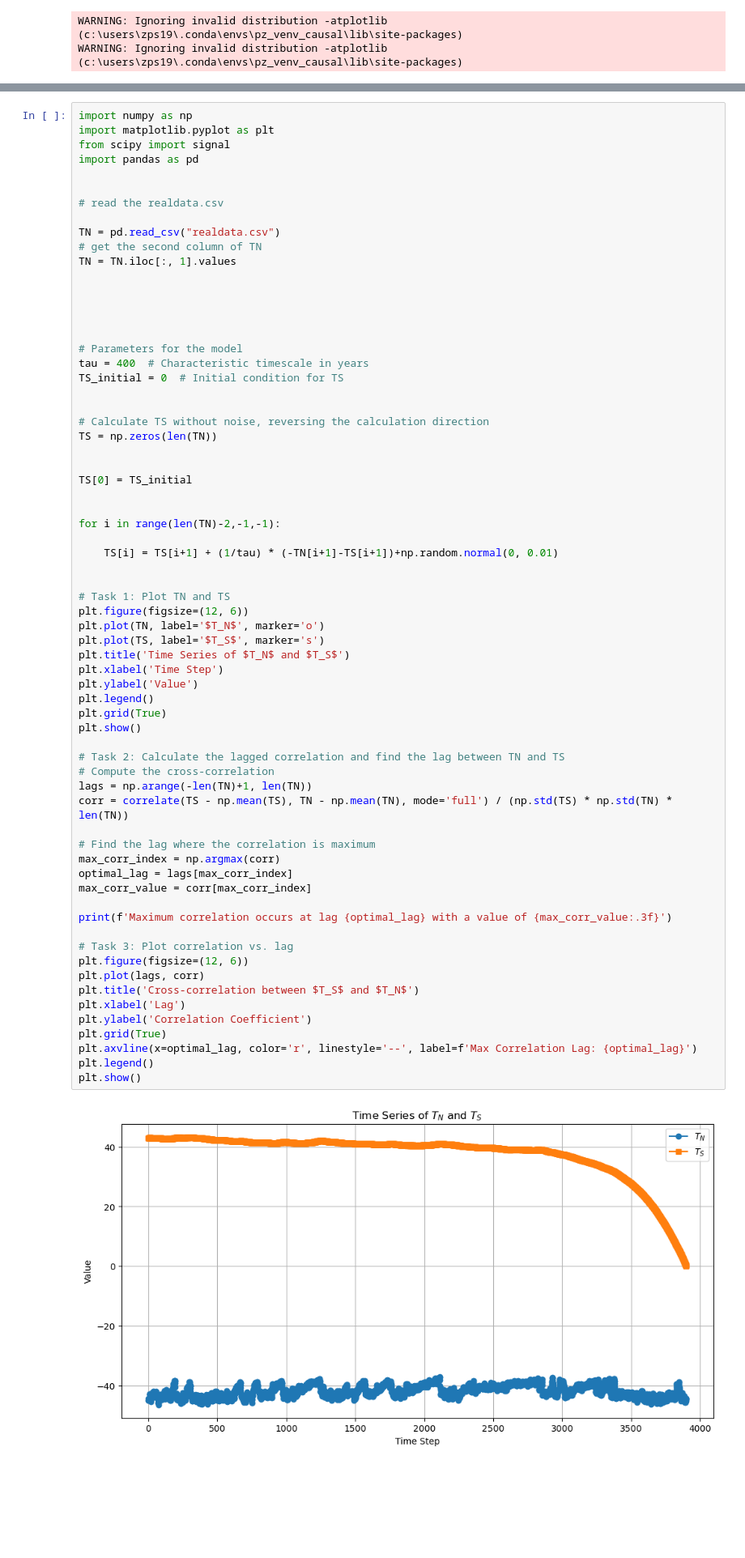
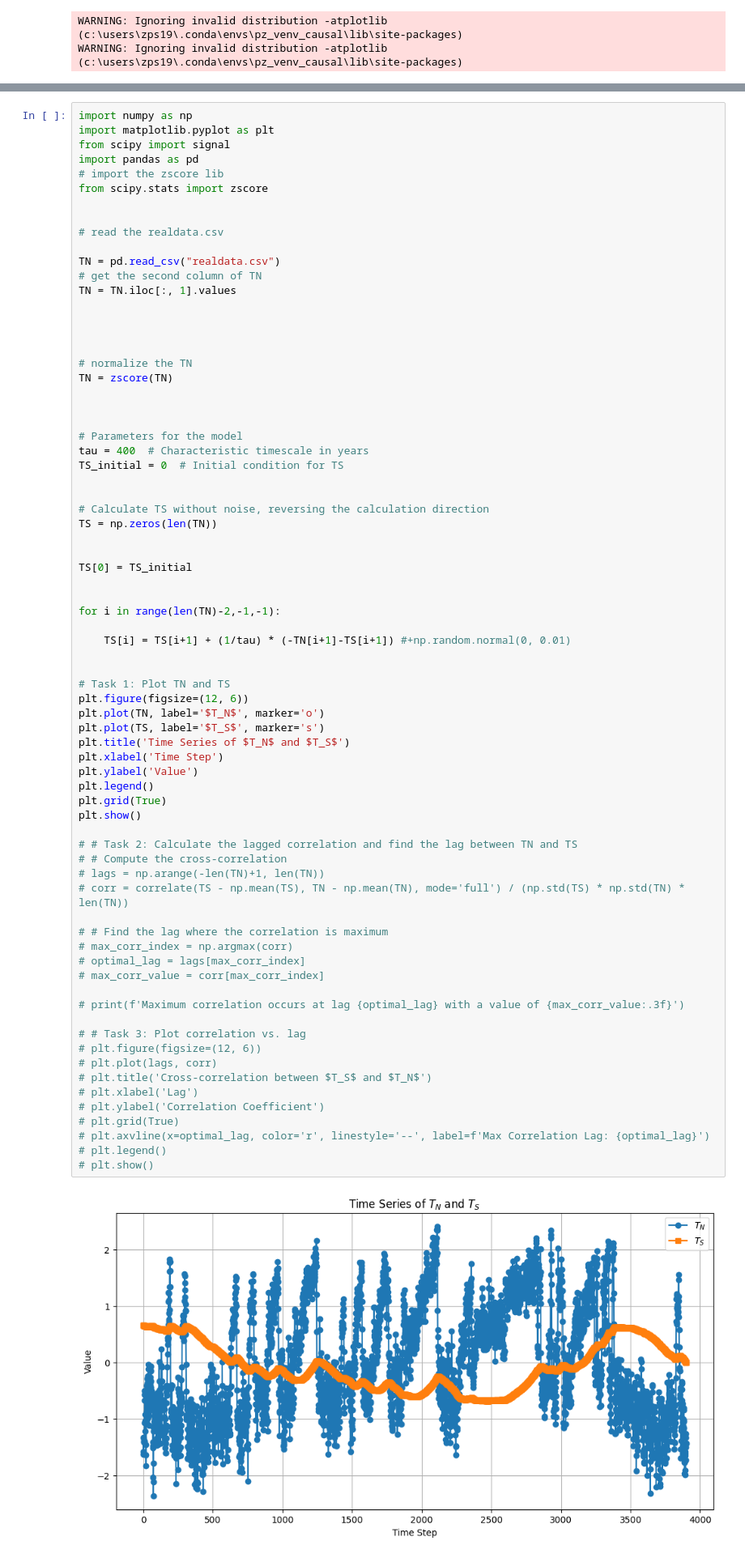
Before and after one commit to Peisong-Zheng/DO_causality, a Jupyter notebook: lag_SJ03_test.ipynb, the cells around one changed output, grey strips where cells are left out. Shown at 81% size. Drawn from its saved outputs; the diff is of its cells as text; blank space fills up the shorter version.

```diff
--- a/lag_SJ03_test.ipynb
+++ b/lag_SJ03_test.ipynb
@@ -626,6 +646,8 @@ import numpy as np
 import matplotlib.pyplot as plt
 from scipy import signal
 import pandas as pd
+# import the zscore lib
+from scipy.stats import zscore
 
 
 # read the realdata.csv
@@ -635,6 +657,10 @@ TN = pd.read_csv("realdata.csv")
 TN = TN.iloc[:, 1].values
 
 
+
+
+# normalize the TN
+TN = zscore(TN)
 
 
 
@@ -642,51 +668,51 @@ TN = TN.iloc[:, 1].values
 tau = 400  # Characteristic timescale in years
 TS_initial = 0  # Initial condition for TS
 
 
 # Calculate TS without noise, reversing the calculation direction
 TS = np.zeros(len(TN))
 
 
 TS[0] = TS_initial
 
 
 for i in range(len(TN)-2,-1,-1):
 
-    TS[i] = TS[i+1] + (1/tau) * (-TN[i+1]-TS[i+1])+np.random.normal(0, 0.01)
+    TS[i] = TS[i+1] + (1/tau) * (-TN[i+1]-TS[i+1]) #+np.random.normal(0, 0.01)
 
 
 # Task 1: Plot TN and TS
 plt.figure(figsize=(12, 6))
 plt.plot(TN, label='$T_N$', marker='o')
 plt.plot(TS, label='$T_S$', marker='s')
 plt.title('Time Series of $T_N$ and $T_S$')
 plt.xlabel('Time Step')
 plt.ylabel('Value')
 plt.legend()
 plt.grid(True)
 plt.show()
 
-# Task 2: Calculate the lagged correlation and find the lag between TN and TS
-# Compute the cross-correlation
-lags = np.arange(-len(TN)+1, len(TN))
-corr = correlate(TS - np.mean(TS), TN - np.mean(TN), mode='full') / (np.std(TS) * np.std(TN) * len(TN))
+# # Task 2: Calculate the lagged correlation and find the lag between TN and TS
+# # Compute the cross-correlation
+# lags = np.arange(-len(TN)+1, len(TN))
+# corr = correlate(TS - np.mean(TS), TN - np.mean(TN), mode='full') / (np.std(TS) * np.std(TN) * len(TN))
 
-# Find the lag where the correlation is maximum
-max_corr_index = np.argmax(corr)
-optimal_lag = lags[max_corr_index]
-max_corr_value = corr[max_corr_index]
+# # Find the lag where the correlation is maximum
+# max_corr_index = np.argmax(corr)
+# optimal_lag = lags[max_corr_index]
+# max_corr_value = corr[max_corr_index]
 
-print(f'Maximum correlation occurs at lag {optimal_lag} with a value of {max_corr_value:.3f}')
+# print(f'Maximum correlation occurs at lag {optimal_lag} with a value of {max_corr_value:.3f}')
 
-# Task 3: Plot correlation vs. lag
-plt.figure(figsize=(12, 6))
-plt.plot(lags, corr)
-plt.title('Cross-correlation between $T_S$ and $T_N$')
-plt.xlabel('Lag')
-plt.ylabel('Correlation Coefficient')
-plt.grid(True)
-plt.axvline(x=optimal_lag, color='r', linestyle='--', label=f'Max Correlation Lag: {optimal_lag}')
-plt.legend()
-plt.show()
+# # Task 3: Plot correlation vs. lag
+# plt.figure(figsize=(12, 6))
+# plt.plot(lags, corr)
+# plt.title('Cross-correlation between $T_S$ and $T_N$')
+# plt.xlabel('Lag')
+# plt.ylabel('Correlation Coefficient')
+# plt.grid(True)
+# plt.axvline(x=optimal_lag, color='r', linestyle='--', label=f'Max Correlation Lag: {optimal_lag}')
+# plt.legend()
+# plt.show()
 # %% [output]
-[figure, old version]
+[figure, new version]
```
Also changed, not shown: parts of 6 cells of this notebook.
